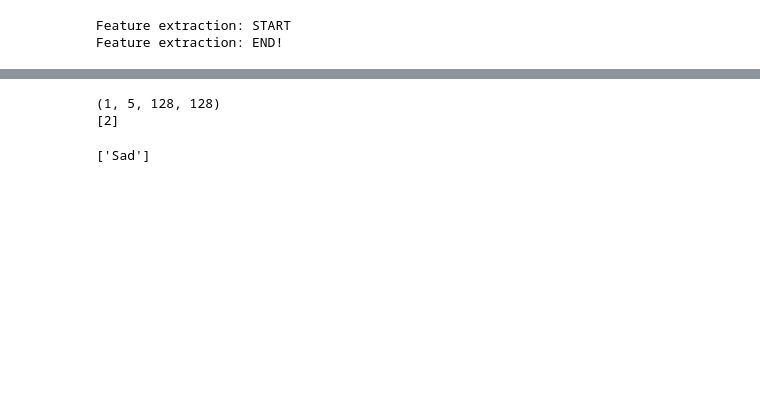
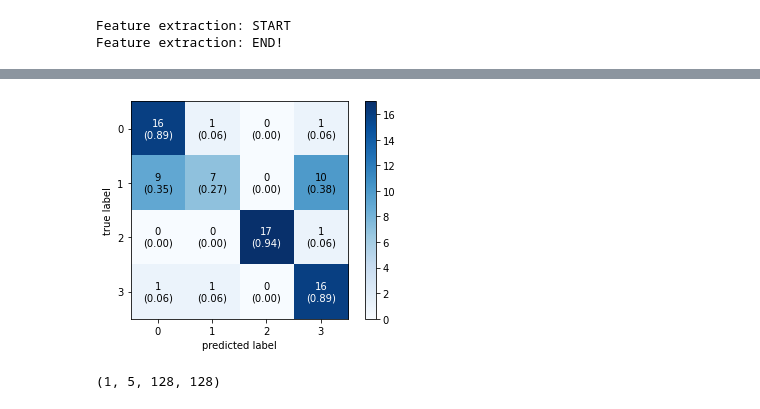
Before and after one commit to dung18520632/NhanDien_CS338.L21, a Jupyter notebook: Untitled83.ipynb, the cells around one changed output, grey strips where cells are left out. Cells and saved outputs as stored; diff of their text form; code cells hidden in the pictures; blank space fills up the shorter version.

```diff
--- a/Untitled83.ipynb
+++ b/Untitled83.ipynb
@@ -360,10 +339,11 @@ Image(retina=True, filename='model.png')
 model.compile(optimizer=SGD(lr=0.01, decay=1e-6, momentum=0.8), loss='categorical_crossentropy', metrics=['accuracy'])
 
 # Save best model
-best_model_save = ModelCheckpoint('/content/drive/MyDrive/Model/[CNN-LSTM]Model.hdf5', save_best_only=True, monitor='val_acc', mode='max')
+best_model_save = ModelCheckpoint('/content/Datas/best.hdf5', save_best_only=True, monitor='val_accuracy', mode='max')
+
 
 # Early stopping
-early_stopping = EarlyStopping(monitor='val_acc', patience=30, verbose=1, mode='max')
+early_stopping = EarlyStopping(monitor='val_accuracy', patience=30, verbose=1, mode='max')
 
 # Fit model
 history = model.fit(X_train, y_train, batch_size=64, epochs=100, validation_data=(X_test, y_test), callbacks=[early_stopping, best_model_save])
@@ -388,2 +368,2 @@ WARNING:tensorflow:Can save best model only with val_acc available, skipping.
 # %%
-model.load_weights('/content/drive/MyDrive/Model/[CNN-LSTM]W.h5')
+model.load_weights('/content/drive/MyDrive/Model_55000/best.hdf5')
@@ -415,3 +393,18 @@ array([0, 0, 3, 0, 3, 3, 2, 3, 0, 1, 3, 2, 3, 3, 1, 3, 0, 2, 0, 2, 3, 3,
+# %%
+from mlxtend.plotting import plot_confusion_matrix
+from sklearn.metrics import confusion_matrix
+Y_pred=model.predict(X_test)
+Y_pred=np.argmax(Y_pred,axis=1)
+y_true=np.argmax(y_test,axis=1)
+cm = confusion_matrix(y_true,Y_pred)
+fig, ax = plot_confusion_matrix(conf_mat=cm,
+                                colorbar=True,
+                                show_absolute=True,
+                                show_normed=True,
+                                )
+plt.show()
+# %% [output]
+[figure, added]
 # %%
  def predict_emotion_from_file(model, filename, chunk_step=16000, chunk_size=49100, predict_proba=False, sample_rate=16000):
         # Read audio file
@@ -457,12 +449,7 @@ array([0, 0, 3, 0, 3, 3, 2, 3, 0, 1, 3, 2, 3, 3, 1, 3, 0, 2, 0, 2, 3, 3,
 
         return predict
 # %%
-filename='/content/test1.wav'
+filename='//content/test.wav'
 predict=predict_emotion_from_file(model, filename, chunk_step=16000, chunk_size=49100, predict_proba=False, sample_rate=16000)
 # %% [output]
 (1, 5, 128, 128)
-[2]
-# %%
-predict
-# %% [output]
-['Sad']
```
Also changed, not shown: parts of 34 cells of this notebook.
